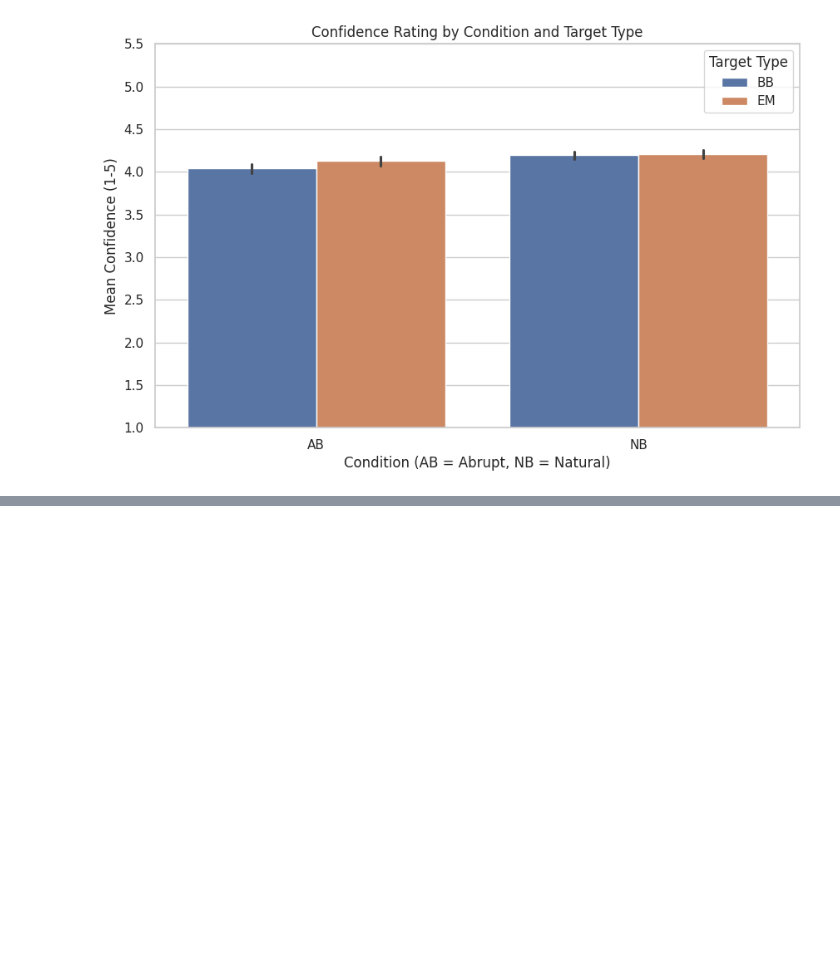
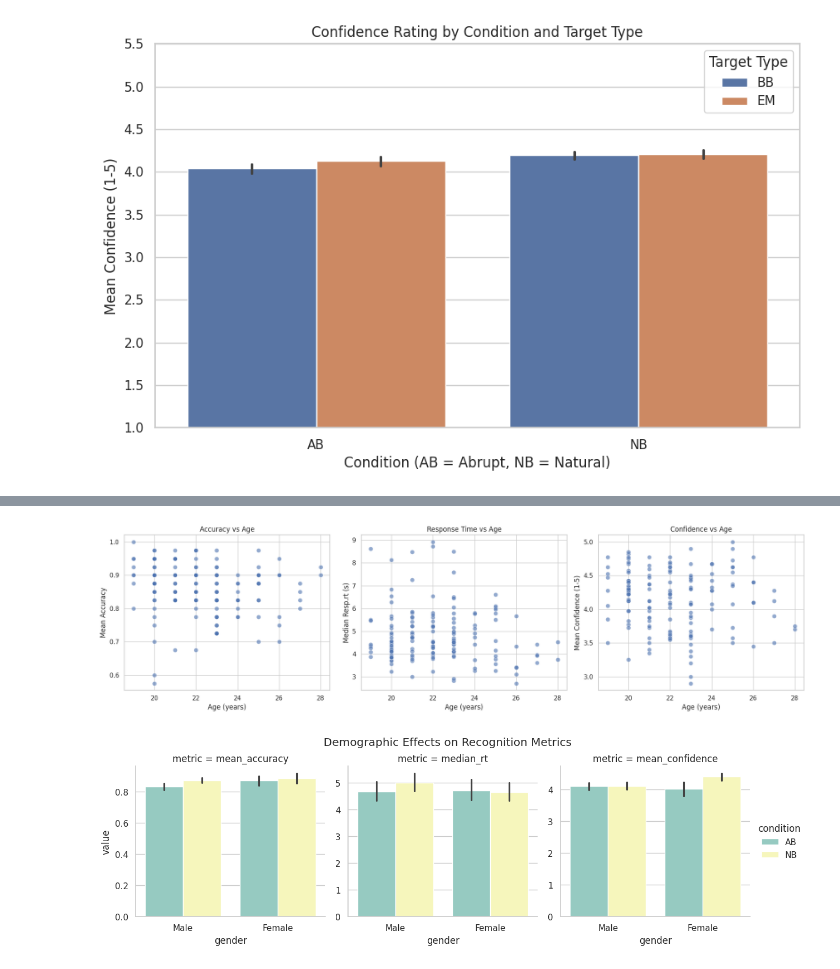
Before and after one commit to KartikVij2302/Movie-Memory-Analysis, a Jupyter notebook: visualisation.ipynb, the cells around one changed output, grey strips where cells are left out. Saved outputs shown, nothing was run; the diff lists cells and outputs as text; code cells hidden in the pictures; blank space fills up the shorter version.

```diff
--- a/visualisation.ipynb
+++ b/visualisation.ipynb
@@ -263,0 +340,75 @@ else:
+# %%
+# Merge demographic metadata with participant-level recognition summaries
+
+if 'resp_rt_seconds' not in metric_data.columns:
+    metric_data['resp_rt_seconds'] = pd.to_numeric(metric_data[rt_col].apply(ensure_scalar), errors='coerce')
+
+numeric_cols = [col for col in [corr_col, conf_col, 'resp_rt_seconds'] if col in metric_data.columns]
+metric_data[numeric_cols] = metric_data[numeric_cols].apply(pd.to_numeric, errors='coerce')
+
+demo_aug = demo_df.copy()
+demo_aug['participant_base'] = (demo_aug['sub_id']
+                                .astype(str)
+                                .str.extract(r'(sub\d+)', expand=False)
+                                .str.lower())
+
+perf_summary = (metric_data
+                .groupby(['participant_id', 'condition'])
+                .agg(mean_accuracy=(corr_col, 'mean'),
+                     median_rt=('resp_rt_seconds', 'median'),
+                     mean_confidence=(conf_col, 'mean'))
+                .reset_index())
+
+perf_summary['participant_id'] = perf_summary['participant_id'].str.lower()
+demo_aug['condition'] = demo_aug['condition'].str.upper()
+
+demo_perf = perf_summary.merge(
+    demo_aug,
+    left_on=['participant_id', 'condition'],
+    right_on=['participant_base', 'condition'],
+    how='left'
+)
+
+missing_demo = demo_perf['age'].isna().sum()
+if missing_demo:
+    print(f'Warning: {missing_demo} participants lack demographic rows; they will be omitted in demographic plots.')
+
+demo_perf = demo_perf.dropna(subset=['age'])
+
+demo_perf[['mean_accuracy', 'median_rt', 'mean_confidence']] = demo_perf[
+    ['mean_accuracy', 'median_rt', 'mean_confidence']
+].apply(pd.to_numeric, errors='coerce')
+
+fig, axes = plt.subplots(1, 3, figsize=(18, 5))
+
+sns.scatterplot(data=demo_perf, x='age', y='mean_accuracy', ax=axes[0], s=60, alpha=0.6)
+axes[0].set_title('Accuracy vs Age')
+axes[0].set_ylabel('Mean Accuracy')
+axes[0].set_xlabel('Age (years)')
+
+sns.scatterplot(data=demo_perf, x='age', y='median_rt', ax=axes[1], s=60, alpha=0.6)
+axes[1].set_title('Response Time vs Age')
+axes[1].set_ylabel('Median Resp.rt (s)')
+axes[1].set_xlabel('Age (years)')
+
+sns.scatterplot(data=demo_perf, x='age', y='mean_confidence', ax=axes[2], s=60, alpha=0.6)
+axes[2].set_title('Confidence vs Age')
+axes[2].set_ylabel('Mean Confidence (1-5)')
+axes[2].set_xlabel('Age (years)')
+
+plt.tight_layout()
+plt.show()
+
+cat_long = demo_perf.melt(
+    id_vars=['gender', 'condition'],
+    value_vars=['mean_accuracy', 'median_rt', 'mean_confidence'],
+    var_name='metric',
+    value_name='value'
+)
+
+g = sns.catplot(data=cat_long, x='gender', y='value', hue='condition', col='metric',
+                kind='bar', height=4, aspect=1, sharey=False, palette='Set3')
+g.figure.subplots_adjust(top=0.85)
+g.figure.suptitle('Demographic Effects on Recognition Metrics')
+plt.show()
+# %% [output]
@@ -263,0 +416,2 @@ else:
+[figure, added]
+[figure, added]
```
Also changed, not shown: parts of 13 cells of this notebook.
